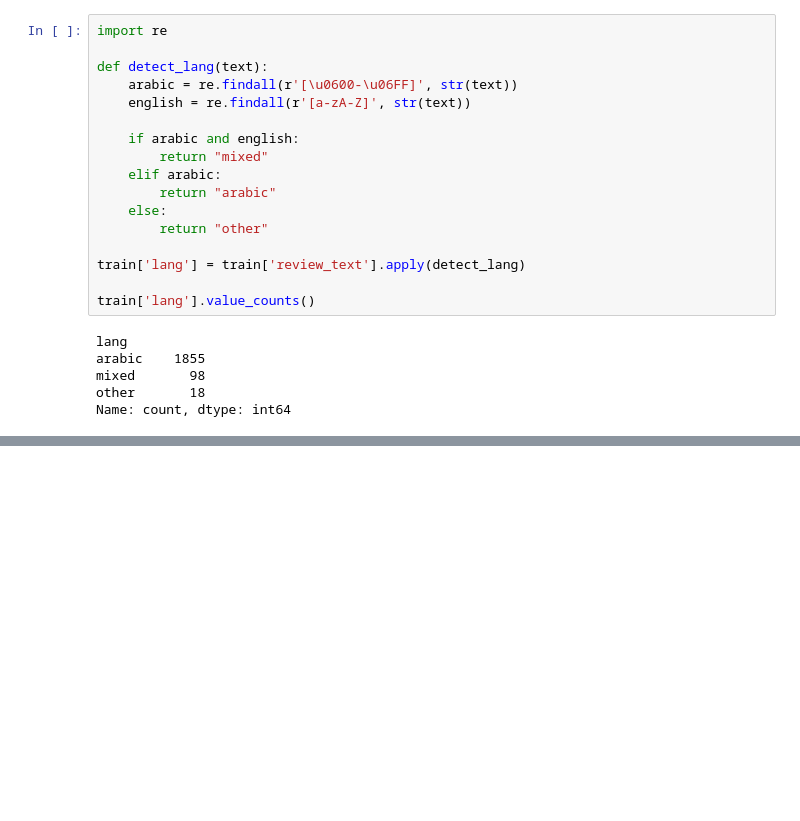
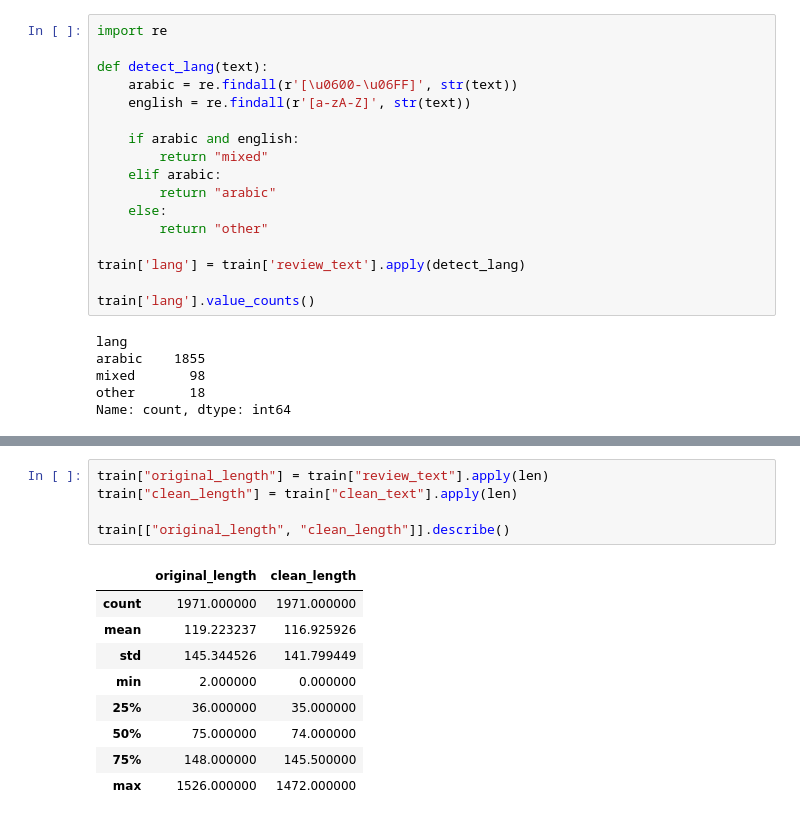
Before and after one commit to Sama-Ehab7/AI_Pulse, a Jupyter notebook: notebooks/EDA.ipynb, the cells around one changed output, grey strips where cells are left out. Saved outputs shown, nothing was run; the diff lists cells and outputs as text; blank space fills up the shorter version.

```diff
--- a/notebooks/EDA.ipynb
+++ b/notebooks/EDA.ipynb
@@ -111,0 +151,15 @@ Name: review_text, dtype: object
+# %%
+train["original_length"] = train["review_text"].apply(len)
+train["clean_length"] = train["clean_text"].apply(len)
+
+train[["original_length", "clean_length"]].describe()
+# %% [output]
+|  | original_length | clean_length |
+| count | 1971.000000 | 1971.000000 |
+| mean | 119.223237 | 116.925926 |
+| std | 145.344526 | 141.799449 |
+| min | 2.000000 | 0.000000 |
+| 25% | 36.000000 | 35.000000 |
+| 50% | 75.000000 | 74.000000 |
+| 75% | 148.000000 | 145.500000 |
+| max | 1526.000000 | 1472.000000 |
```
Also changed, not shown: parts of 8 cells of this notebook, 7 other files.
